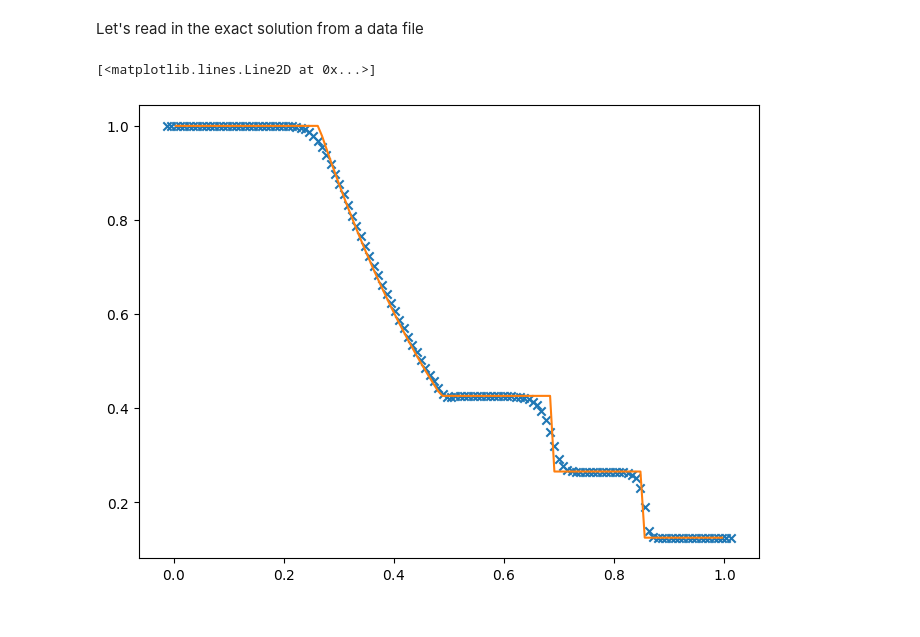
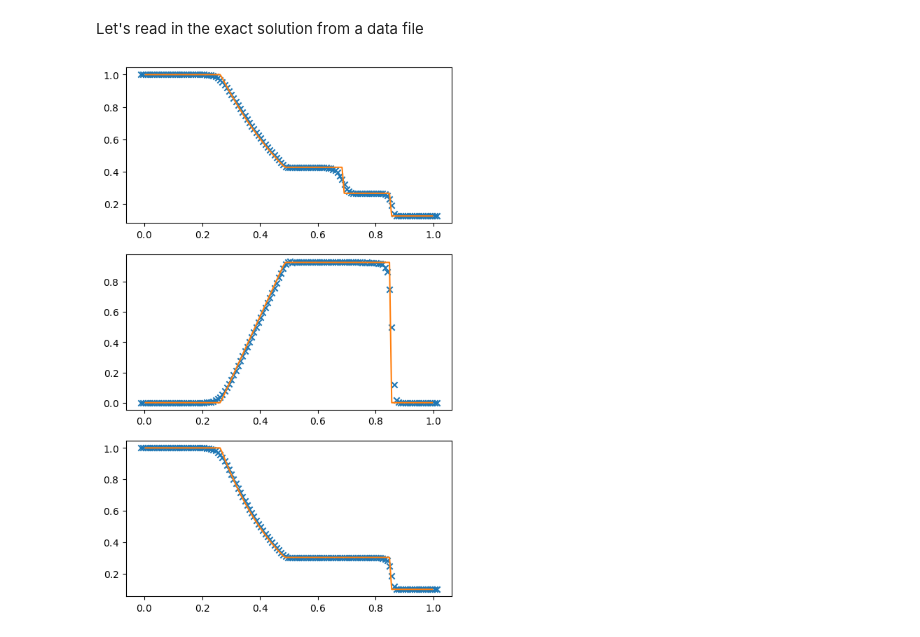
Before and after one commit to zingale/comp_astro_tutorial, a Jupyter notebook: content/07-euler/07-euler-solver.ipynb, the cells around one changed output. Cells and saved outputs as stored; diff of their text form; code cells hidden in the pictures.

```diff
--- a/content/07-euler/07-euler-solver.ipynb
+++ b/content/07-euler/07-euler-solver.ipynb
@@ -253,12 +253,12 @@ U^\star &= U^n + \frac{\Delta t}{2} A(U^n) \\
 U^{n+1} &= U^n + \Delta t A(U^\star)
 \end{align*}
 # %%
-def mol_solve(nx, tmax=1.0, init_cond=None):
+def mol_solve(nx, C=0.8, tmax=1.0, init_cond=None):
     """Perform 2nd order MOL integration of the Euler equations.
     You need to pass in a function foo(grid) that returns the
     initial conserved fluid state."""
 
-    v = FluidVars()
+    v = FluidVars(C=C)
 
     grid = FVGrid(nx, 2, vars=v)
 
@@ -323,11 +323,25 @@ g, U = mol_solve(128, tmax=0.2, init_cond=sod)
 # %% [markdown]
 Let's read in the exact solution from a data file
 # %%
-sod = np.genfromtxt("sod-exact.out", skip_header=2, names=True)
+sod_exact = np.genfromtxt("sod-exact.out", skip_header=2, names=True)
-# %%
-v = FluidVars()
-plt.scatter(g.x, U[:,v.urho], marker="x", color="C0")
-plt.plot(sod["x"], sod["rho"], color="C1")
-# %% [output]
-[<matplotlib.lines.Line2D at 0x...>]
-[figure, removed]
+# %%
+v = FluidVars()
+
+q = cons_to_prim(g, U)
+fig = plt.figure()
+
+ax = fig.add_subplot(311)
+ax.scatter(g.x, q[:,v.qrho], marker="x", color="C0")
+ax.plot(sod_exact["x"], sod_exact["rho"], color="C1")
+
+ax = fig.add_subplot(312)
+ax.scatter(g.x, q[:,v.qu], marker="x", color="C0")
+ax.plot(sod_exact["x"], sod_exact["u"], color="C1")
+
+ax = fig.add_subplot(313)
+ax.scatter(g.x, q[:,v.qp], marker="x", color="C0")
+ax.plot(sod_exact["x"], sod_exact["p"], color="C1")
+
+fig.set_size_inches((6, 10))
+# %% [output]
+[figure, added]
```
Also changed, not shown: parts of 3 cells of this notebook, 5 other files.
